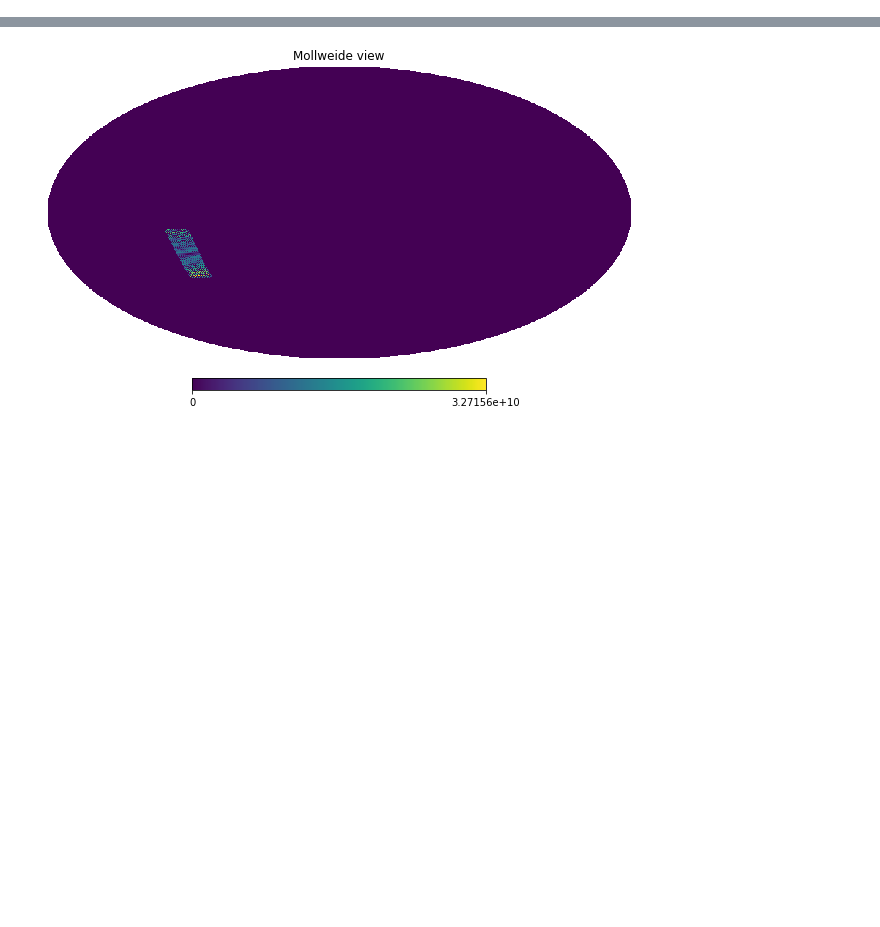
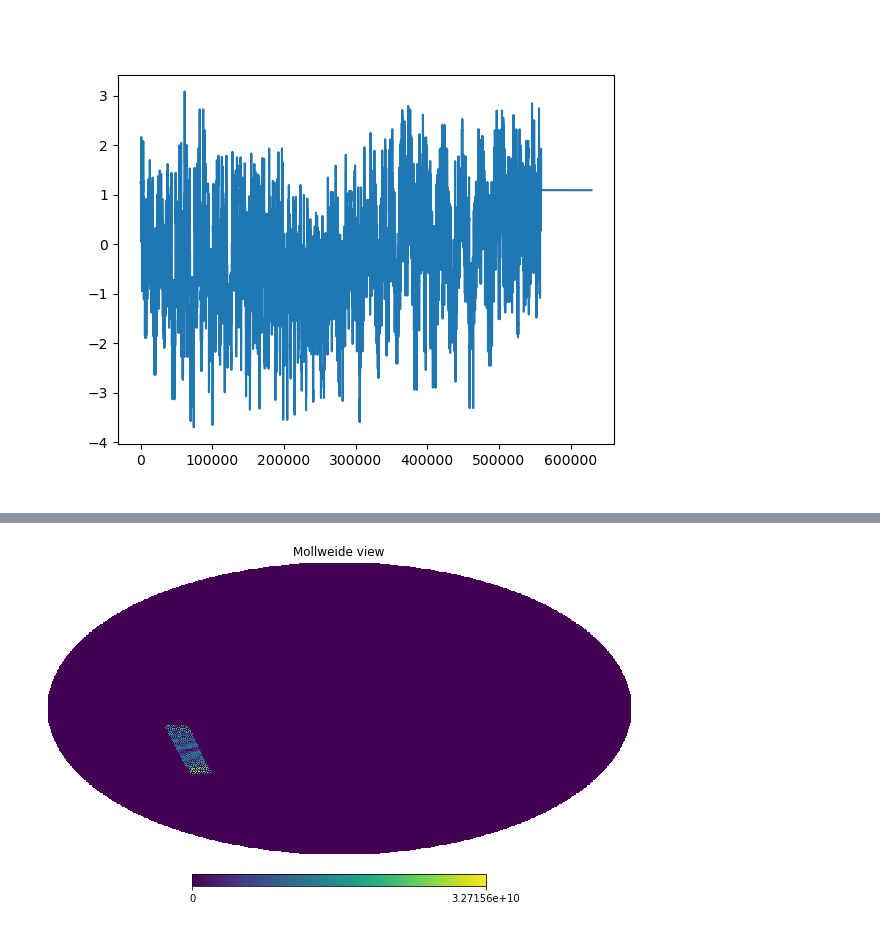
Before and after one commit to catyz/matrix, a Jupyter notebook: plot_maps.ipynb, the cells around one changed output, grey strips where cells are left out. Saved outputs shown, nothing was run; the diff lists cells and outputs as text; code cells hidden in the pictures; blank space fills up the shorter version.

```diff
--- a/plot_maps.ipynb
+++ b/plot_maps.ipynb
@@ -4,5 +4,10 @@ import matplotlib.pyplot as plt
 import healpy as hp
 import pymaster as nmt
 import glob
+# %%
+from PIL import Image
+Image.open('tod.png')
+# %% [output]
+[figure, added]
 # %%
 m = hp.read_map('./input_maps/E/E_map_0.fits', field=None, verbose=False, dtype=np.float64)
```
Also changed, not shown: parts of 3 cells of this notebook, 2 other files.
